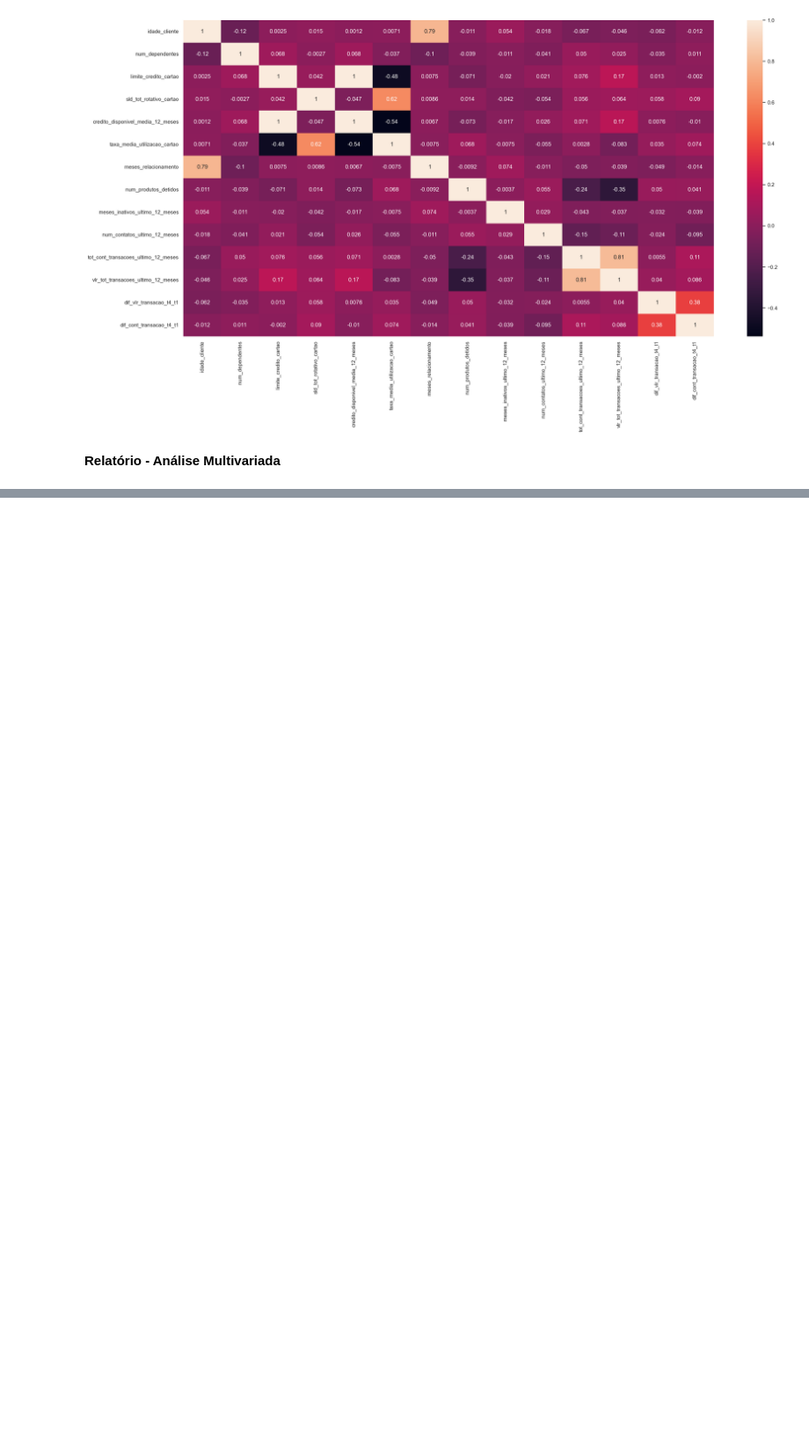
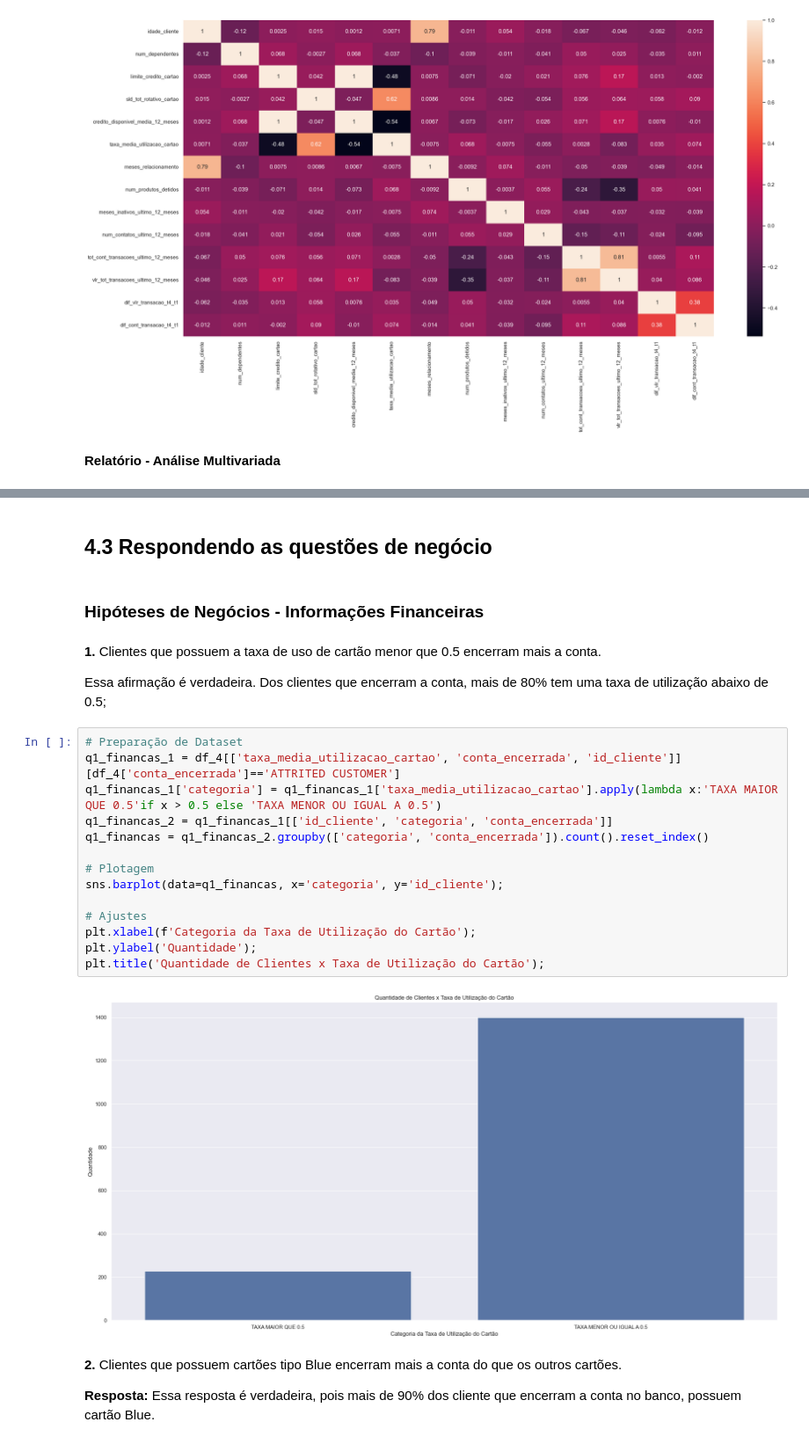
Before and after one commit to jefferson-datascience/predicao_churn_banco, a Jupyter notebook: ciclo_01.ipynb, the cells around one changed output, grey strips where cells are left out. Shown at 88% size. Saved outputs shown, nothing was run; the diff lists cells and outputs as text; blank space fills up the shorter version.

```diff
--- a/ciclo_01.ipynb
+++ b/ciclo_01.ipynb
@@ -530,0 +539,28 @@ sns.heatmap(atributos_numericos.corr(), annot=True);
+# %% [markdown]
+## 4.3 Respondendo as questões de negócio
+# %% [markdown]
+### **Hipóteses de Negócios - Informações Financeiras**
+# %% [markdown]
+**1.** Clientes que possuem a taxa de uso de cartão menor que 0.5 encerram mais a conta.
+
+Essa afirmação é verdadeira. Dos clientes que encerram a conta, mais de 80% tem uma taxa de utilização abaixo de 0.5;
+# %%
+# Preparação de Dataset
+q1_financas_1 = df_4[['taxa_media_utilizacao_cartao', 'conta_encerrada', 'id_cliente']][df_4['conta_encerrada']=='ATTRITED CUSTOMER']
+q1_financas_1['categoria'] = q1_financas_1['taxa_media_utilizacao_cartao'].apply(lambda x:'TAXA MAIOR QUE 0.5'if x > 0.5 else 'TAXA MENOR OU IGUAL A 0.5')
+q1_financas_2 = q1_financas_1[['id_cliente', 'categoria', 'conta_encerrada']]
+q1_financas = q1_financas_2.groupby(['categoria', 'conta_encerrada']).count().reset_index()
+
+# Plotagem
+sns.barplot(data=q1_financas, x='categoria', y='id_cliente');
+
+# Ajustes
+plt.xlabel(f'Categoria da Taxa de Utilização do Cartão');
+plt.ylabel('Quantidade');
+plt.title('Quantidade de Clientes x Taxa de Utilização do Cartão');
+# %% [output]
+[figure, added]
+# %% [markdown]
+**2.** Clientes que possuem cartões tipo Blue encerram mais a conta do que os outros cartões.
+
+**Resposta:** Essa resposta é verdadeira, pois mais de 90% dos cliente que encerram a conta no banco, possuem cartão Blue.
```
Also changed, not shown: parts of 10 cells of this notebook.
